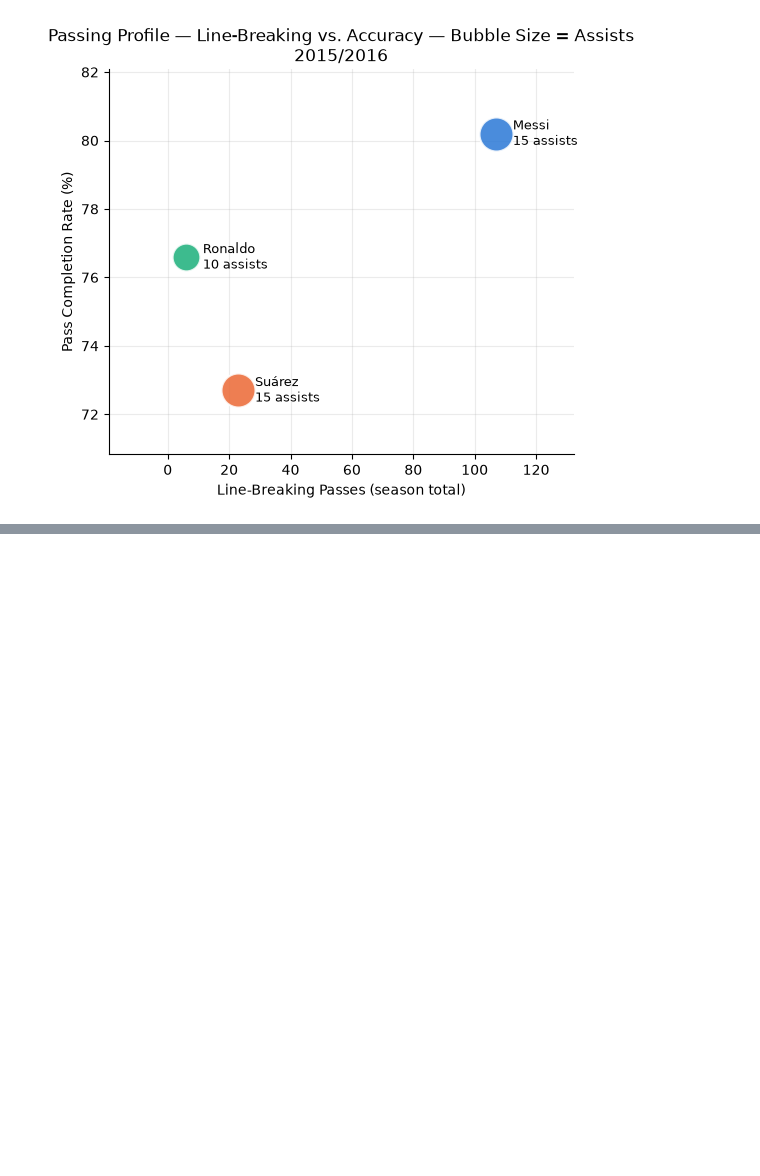
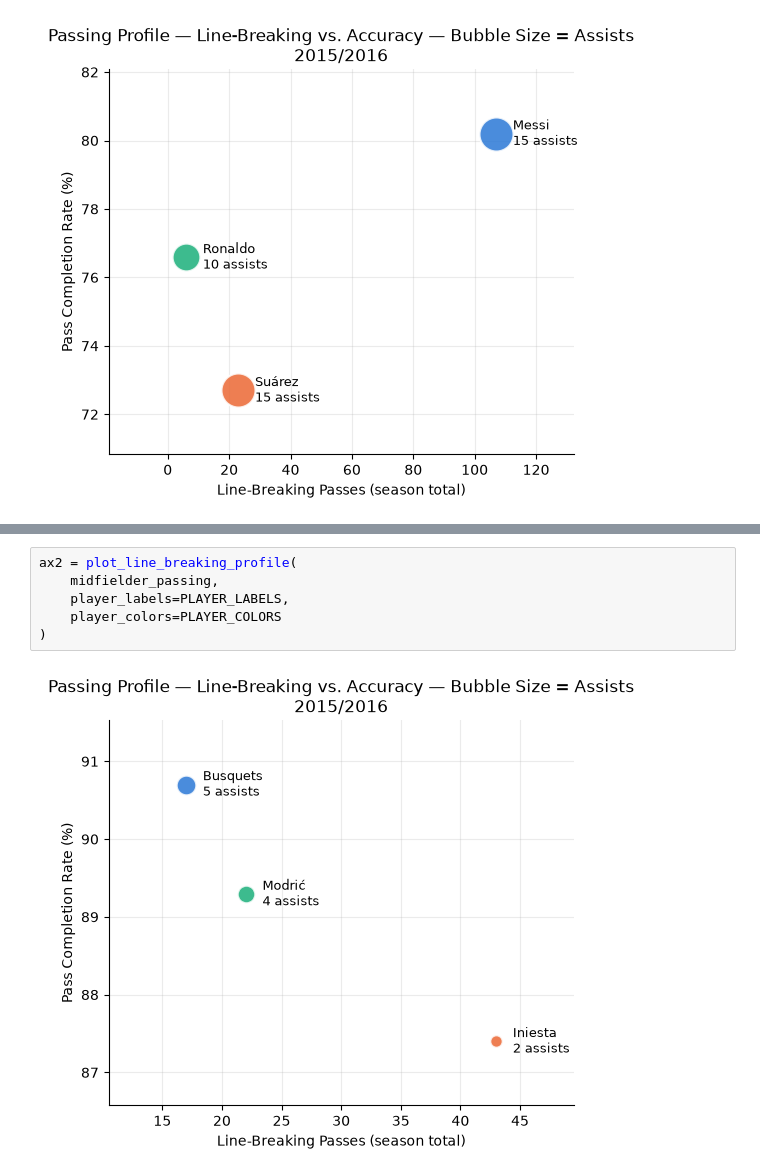
Before and after one commit to leventdusunceli/football_analytics, a Jupyter notebook: notebooks/football_analytics_demo.ipynb, the cells around one changed output, grey strips where cells are left out. Drawn from its saved outputs; the diff is of its cells as text; blank space fills up the shorter version.

```diff
--- a/notebooks/football_analytics_demo.ipynb
+++ b/notebooks/football_analytics_demo.ipynb
@@ -537,0 +569,8 @@ midfielder_passing.sort_values("completion_rate", ascending=False)
+# %%
+ax2 = plot_line_breaking_profile(
+    midfielder_passing,
+    player_labels=PLAYER_LABELS,
+    player_colors=PLAYER_COLORS
+)
+# %% [output]
+[figure, added]
```
Also changed, not shown: parts of 16 cells of this notebook.
